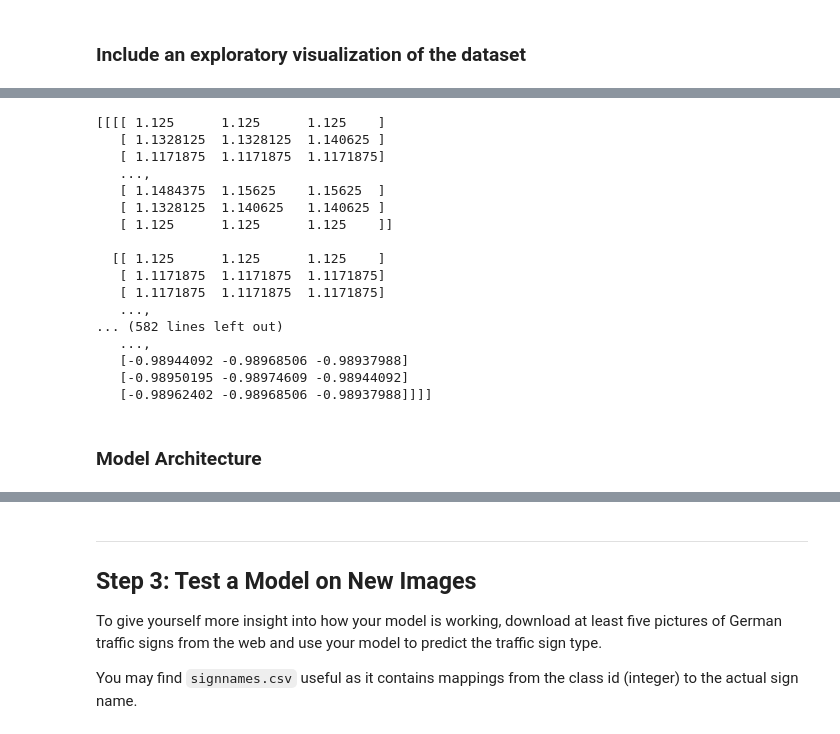
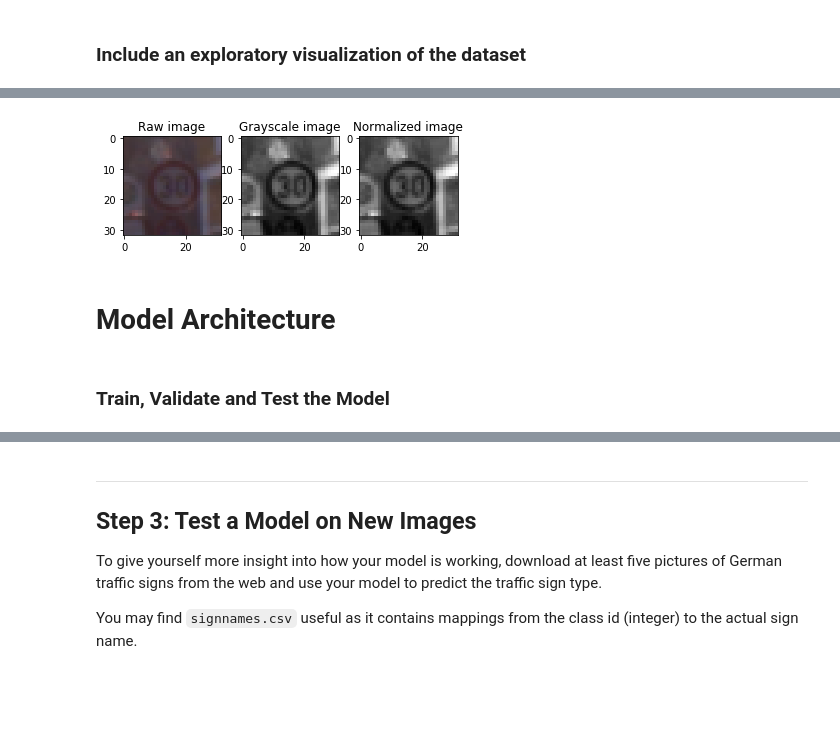
Before and after one commit to razfriman/CarND-Traffic-Sign-Classifier-Project, a Jupyter notebook: Traffic_Sign_Classifier.ipynb, the cells around one changed output, grey strips where cells are left out. Drawn from its saved outputs; the diff is of its cells as text; code cells hidden in the pictures; blank space fills up the shorter version.

```diff
--- a/Traffic_Sign_Classifier.ipynb
+++ b/Traffic_Sign_Classifier.ipynb
@@ -137,31 +190,46 @@ Use the code cell (or multiple code cells, if necessary) to implement the first
-# %%
-### Preprocess the data here. It is required to normalize the data. Other preprocessing steps could include
-### converting to grayscale, etc.
-### Feel free to use as many code cells as needed.
-from sklearn.utils import shuffle
-
-# Shuffle
-X_train, y_train = shuffle(X_train, y_train)
-
-# Normalize pixels
-X_train = (X_train - 128) / 128
-# %% [output]
-[[[[ 1.125      1.125      1.125    ]
-   [ 1.1328125  1.1328125  1.140625 ]
-   [ 1.1171875  1.1171875  1.1171875]
-   ...,
-   [ 1.1484375  1.15625    1.15625  ]
-   [ 1.1328125  1.140625   1.140625 ]
-   [ 1.125      1.125      1.125    ]]
-
-  [[ 1.125      1.125      1.125    ]
-   [ 1.1171875  1.1171875  1.1171875]
-   [ 1.1171875  1.1171875  1.1171875]
-   ...,
-... (582 lines left out)
-   ...,
-   [-0.98944092 -0.98968506 -0.98937988]
-   [-0.98950195 -0.98974609 -0.98944092]
-   [-0.98962402 -0.98968506 -0.98937988]]]]
+# %%
+def gray(img):
+    return np.sum(img/3, axis = 3, keepdims=True)
+
+def normalize(img):
+    return img/127.5-1
+
+def preprocess(img):
+    return normalize(gray(img))
+
+# Greyscale, then normalize
+image_depth_channels = 1
+
+X_train_processed = preprocess(X_train_aug)
+y_train_processed = y_train_aug
+
+X_test_processed = preprocess(X_test_aug)
+y_test_processed = y_test_aug
+
+X_valid_processed = preprocess(X_valid_aug)
+y_valid_processed = y_valid_aug
+# %%
+# Display preprocessing results
+img_original = X_train_aug[y_train_aug == 1][0,:,:,:]
+img_gray = gray(X_train_aug)[y_train_aug == 1][0,:,:,:].squeeze()
+img_normal = X_train_processed[y_train_aug == 1][0,:,:,:].squeeze()
+
+plt.figure(figsize=(6, 2))
+
+plt.subplot(1, 3, 1)
+plt.imshow(img_original)
+plt.title("Raw image")
+
+plt.subplot(1, 3, 2)
+plt.imshow(img_gray)
+plt.title("Grayscale image")
+
+plt.subplot(1, 3, 3)
+plt.imshow(img_normal)
+plt.title("Normalized image")
+
+plt.show()
+# %% [output]
+[figure, added]
 # %% [markdown]
-### Model Architecture
+# Model Architecture
@@ -240 +284,3 @@ training_operation = optimizer.minimize(loss_operation)
+# %% [markdown]
+### Train, Validate and Test the Model
 # %%
```
Also changed, not shown: parts of 37 cells of this notebook, 9 other files.
